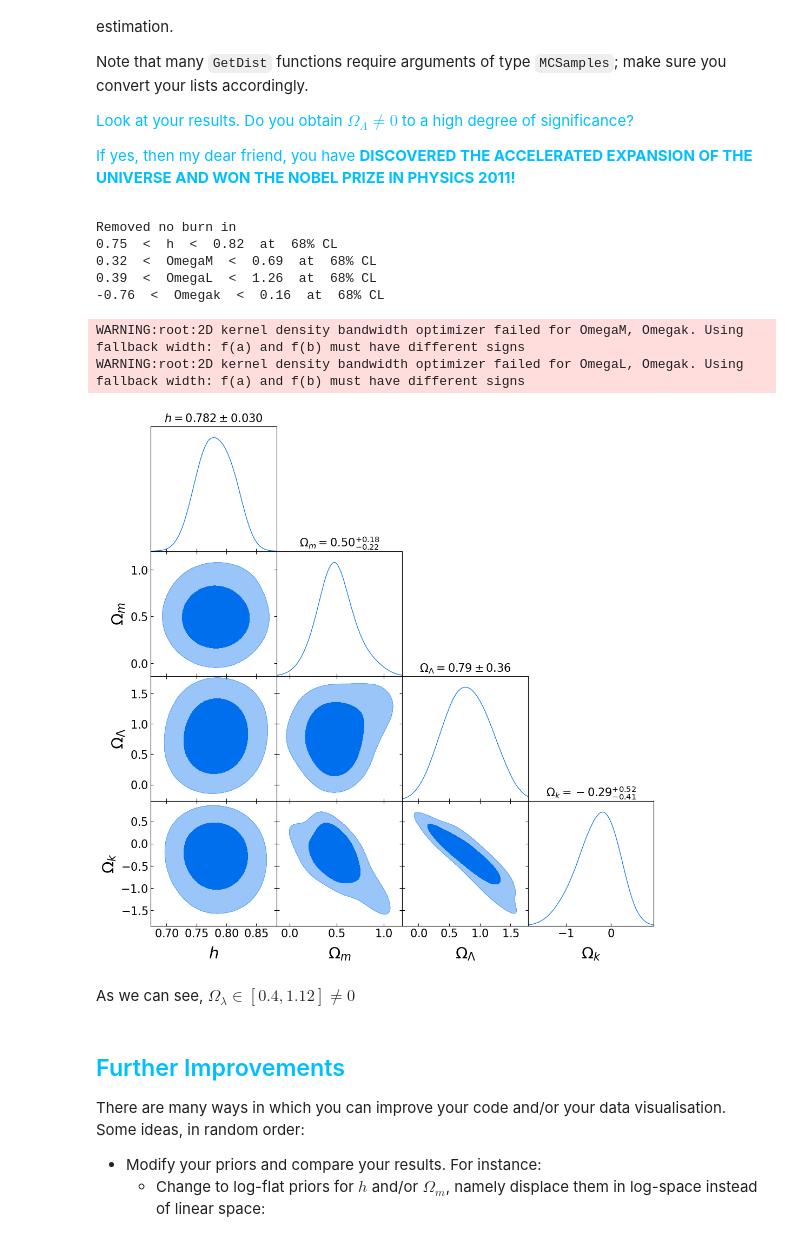
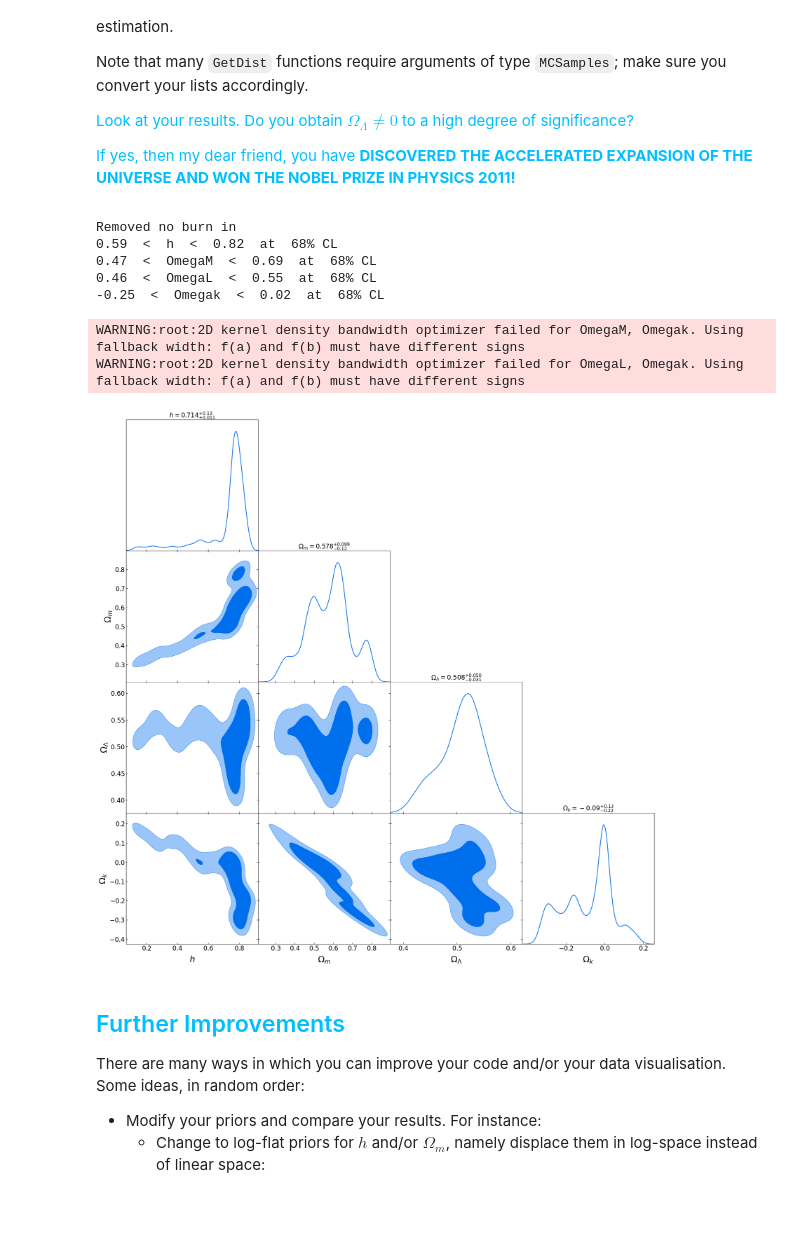
Before and after one commit to tsiligardi/PRA3024-Analysis-of-big-data-in-physics, a Jupyter notebook: PRA3024_2223_COSMOLOGY.ipynb, the cells around one changed output. Drawn from its saved outputs; the diff is of its cells as text; code cells hidden in the pictures; blank space fills up the shorter version.

```diff
--- a/PRA3024_2223_COSMOLOGY.ipynb
+++ b/PRA3024_2223_COSMOLOGY.ipynb
@@ -343,7 +343,7 @@ $$</font>
 filename = "MC_Chain_SNIa.csv" #-csv file are easier to read with pandas
 file = open(filename,"w")
 from numpy.random import normal, uniform
-N_steps = 500
+N_steps = 1000
 #getting all the data
 z_values=np.sort(data.T[1])
 errors=np.sort(data.T[3])
@@ -352,32 +352,35 @@ observed_modulus=np.sort(data.T[2])
 def chi2(theor,observed,errors):
     for i in range(len(theor)):
      return ((theor[i]-observed[i])**2)/errors[i]**2
+def gaussian(x,mean,sd):
+    return (1/(sd*np.sqrt(2*np.pi)))*np.exp((-1/2)*((x-mean)/sd)**2)
 
 # Start from some very bad values, to show that the MCMC works anyway!
-Omega_M_old = 0.3 #
-Omega_L_old= 0.5
-h_old = 0.1
 counts=0
-file.writelines("OmegaL,OmegaM,h\n")
-old=[Omega_M_old,Omega_L_old,h]
+chi2_values=[]
+file.writelines("OmegaM,OmegaL,h\n")
+old=[0.3,0.5,0.1]
 file.writelines("{},{},{}\n".format(old[0],old[1],old[2]))
 while(counts !=N_steps):
      #calculating the modulus distance for the old parameters
-     mu_old=([mu(h=old[2],z=z,OmegaM=old[0],OmegaL=old[1]) for z in z_values])
+     mu_old=[mu(h=old[2],z=z,OmegaM=old[0],OmegaL=old[1]) for z in z_values]
      #calculating the chi2
      chi2_old=chi2(mu_old,observed_modulus,errors)
      #originating the new values so that they are taken from a random distribution around the old ones
-     new=[normal(loc=old[0],scale=0.05),normal(loc=old[1],scale=0.05),normal(loc=old[2],scale=0.1)]
+     new=[normal(loc=old[0],scale=0.005),normal(loc=old[1],scale=0.005),normal(loc=old[2],scale=0.005)]
      #calculating the mu for the new parameters
-     mu_new=([mu(h=new[2],z=z,OmegaM=new[0],OmegaL=new[1]) for z in z_values])
+     mu_new=[mu(h=new[2],z=z,OmegaM=new[0],OmegaL=new[1]) for z in z_values]
      #calculating the chi2
      chi2_new=chi2(mu_new,observed_modulus,errors)
-     #drowing a random value for r
+
      r=uniform(0,1)
-     if r<np.exp((chi2_old-chi2_new)/2):
+     condition=np.exp((chi2_old-chi2_new)/2)
+     if r<condition:
           old=new
           file.writelines("{},{},{}\n".format(old[0],old[1],old[2]))
           counts+=1
+          chi2_values.append(chi2_new)
+
 
 # PUT YOUR MCMC CODE HERE!
 #KEEP TRACK THE OF THE PARAMETERS
@@ -419,46 +428,45 @@ data=pandas.read_csv("MC_Chain_SNIa.csv",header=0)
 # %%
 # These are just randomly generated values. YOU WILL HAVE TO USE THE RESULTS OF YOUR MCMC CHAIN!
 
-
+#Try to find a way to slice the data and discard the burn-in
 h=data['h'].to_numpy()
 OmegaM=data['OmegaM'].to_numpy()
-OmegaL = data['OmegaL']
+OmegaL = data['OmegaL'].to_numpy()
+
 Omegak = 1. - OmegaM - OmegaL
 
 # Here let's just define variable names, labels, and so on
 my_labels = [r'h', r'\Omega_m', r'\Omega_\Lambda', r'\Omega_k']
 my_names = ['h', 'OmegaM', 'OmegaL', 'Omegak']
 my_dim = 4 # The number of variables we're plotting
 
 my_samples = np.array([h, OmegaM, OmegaL, Omegak]) # This creates a higher-dimensional array with all our data,
 my_samples = np.transpose(np.reshape(my_samples,(my_dim,int(my_samples.size/my_dim)))) # and this reshapes it in a convenient form...
 samples1 = MCSamples(samples = my_samples, labels = my_labels, names = my_names) # ... to create an "MCSamples" data type, which GetDist can use
 
 conf_level = 0.6827 # The usual 1-sigma confidence level. You can change to 2- or 3-sigma if you want
 
 # Let's print a table with the 1D posteriors (confidence levels)
 for nam in my_names:
     print(round(samples1.confidence(nam,(1.-conf_level)/2.,upper=False),2), \
           " < ", nam , " < ", round(samples1.confidence(nam,(1.-conf_level)/2.,upper=True),2),\
           " at " , int(100*conf_level),"\b% CL")
 print("\n\n")
 
 #Triangle corner plot
-j = plots.getSubplotPlotter(subplot_size=3)
+j = plots.getSubplotPlotter(subplot_size=6)
 j.settings.axes_labelsize = 22
 j.settings.axes_fontsize = 16
 j.triangle_plot(samples1, filled = True, title_limit=1)
 # %% [output]
 Removed no burn in
-0.75  <  h  <  0.82  at  68% CL
-0.32  <  OmegaM  <  0.69  at  68% CL
-0.39  <  OmegaL  <  1.26  at  68% CL
--0.76  <  Omegak  <  0.16  at  68% CL
+0.59  <  h  <  0.82  at  68% CL
+0.47  <  OmegaM  <  0.69  at  68% CL
+0.46  <  OmegaL  <  0.55  at  68% CL
+-0.25  <  Omegak  <  0.02  at  68% CL
 WARNING:root:2D kernel density bandwidth optimizer failed for OmegaM, Omegak. Using fallback width: f(a) and f(b) must have different signs
 WARNING:root:2D kernel density bandwidth optimizer failed for OmegaL, Omegak. Using fallback width: f(a) and f(b) must have different signs
-[figure, old version]
+[figure, new version]
-# %% [markdown]
-As we can see, $\Omega_{\lambda}\in[0.4,1.12]\neq0$
 # %% [markdown]
 ## <font color='deepskyblue'>Further Improvements</font>
 
```
Also changed, not shown: parts of 3 cells of this notebook.
